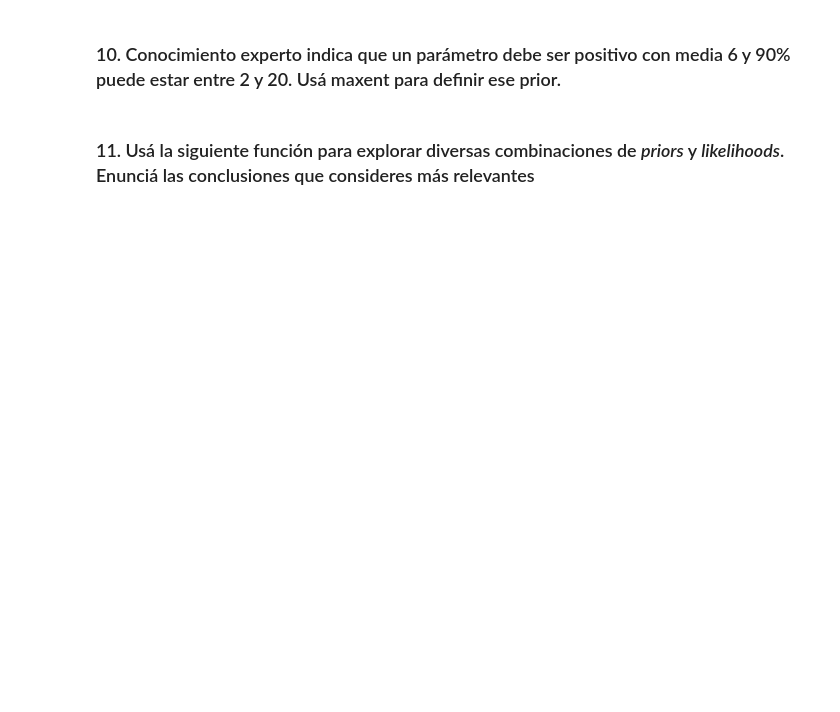
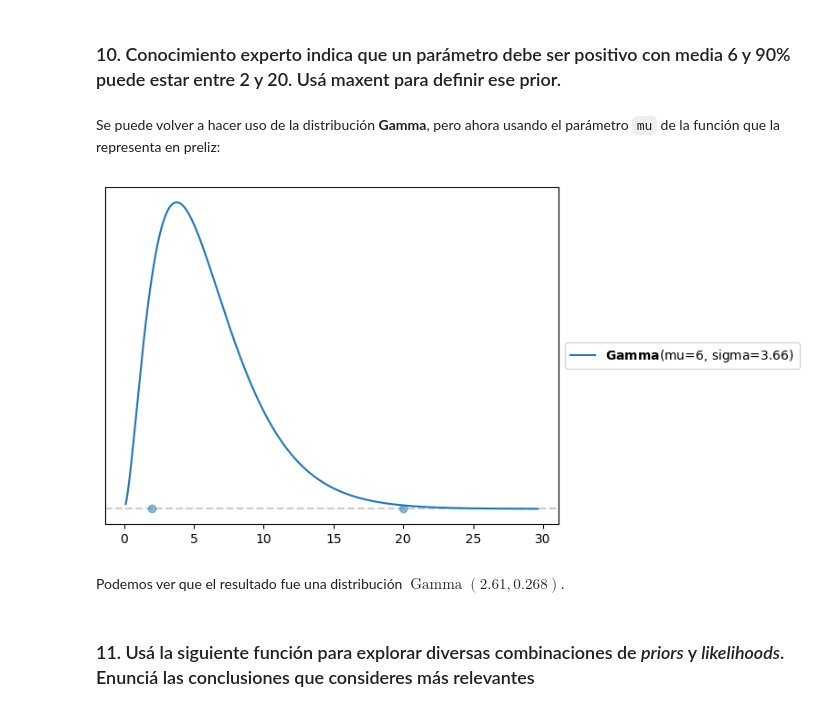
Before and after one commit to Gerardo1909/EEI2_ejercicios, a Jupyter notebook: ejercicios/modulo1.ipynb, the cells around one changed output. Cells and saved outputs as stored; diff of their text form; code cells hidden in the pictures; blank space fills up the shorter version.

```diff
--- a/ejercicios/modulo1.ipynb
+++ b/ejercicios/modulo1.ipynb
@@ -25,5 +97,14 @@ import preliz as pz
 # %% [markdown]
 ### 10. Conocimiento experto indica que un parámetro debe ser positivo con media 6 y 90% puede estar entre 2 y 20. Usá maxent para definir ese prior.
+# %% [markdown]
+Se puede volver a hacer uso de la distribución **Gamma**, pero ahora usando el parámetro `mu` de la función que la representa en preliz:
+# %%
+pz.maxent(distribution= pz.Gamma(mu= 6), lower= 2, upper= 20, mass= 0.9)
+plt.show()
+# %% [output]
+[figure, added]
+# %% [markdown]
+Podemos ver que el resultado fue una distribución $\operatorname{Gamma}(2.61, 0.268)$.
 # %% [markdown]
 ### 11. Usá la siguiente función para explorar diversas combinaciones de _priors_ y _likelihoods_. Enunciá las conclusiones que consideres más relevantes
 # %%
```
Also changed, not shown: parts of 15 cells of this notebook, 2 other files.
